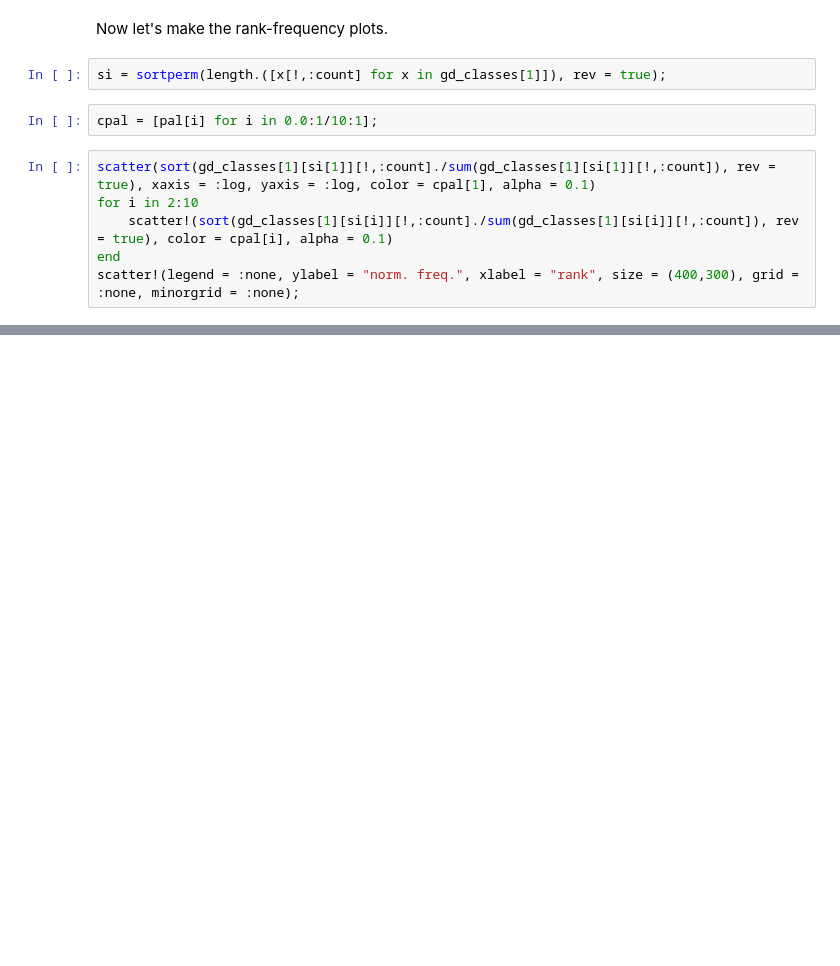
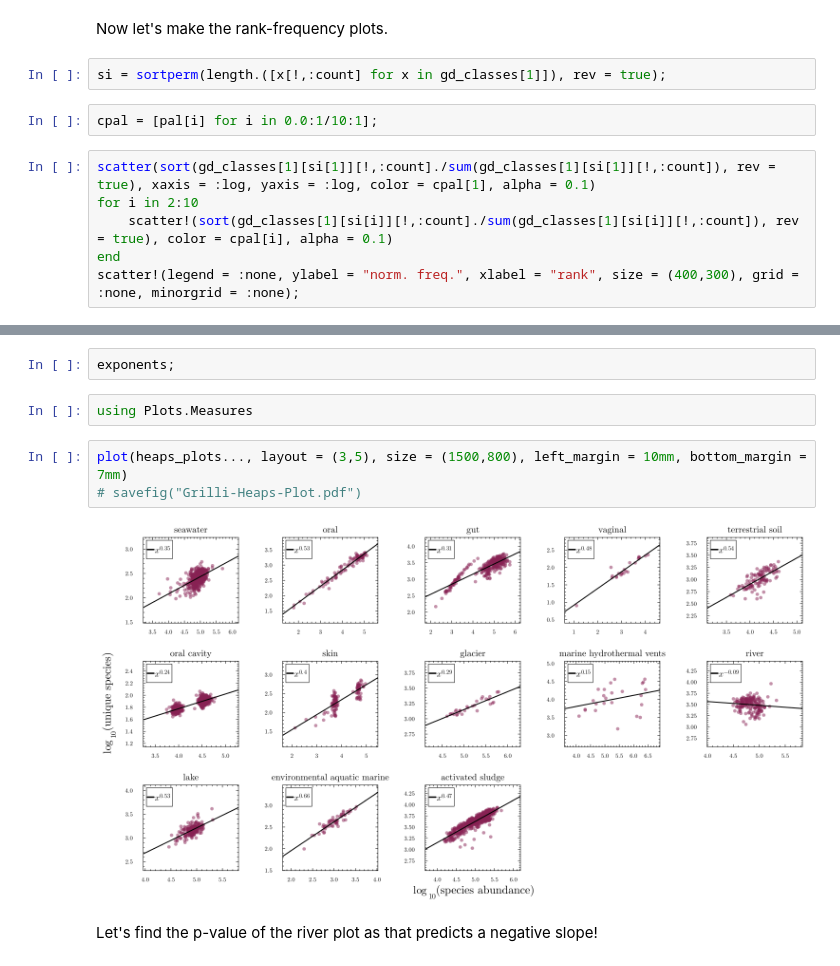
Before and after one commit to jamesholehouse/Ecological-Preferential-Attachment, a Jupyter notebook: Grilli-Heaps-Plots.ipynb, the cells around one changed output, grey strips where cells are left out. Cells and saved outputs as stored; diff of their text form; blank space fills up the shorter version.

```diff
--- a/Grilli-Heaps-Plots.ipynb
+++ b/Grilli-Heaps-Plots.ipynb
@@ -192,0 +191,11 @@ plot(heaps_plots..., layout = (3,5), size = (1500,500), left_margin = 10mm, bott
+# %%
+exponents;
+# %%
+using Plots.Measures
+# %%
+plot(heaps_plots..., layout = (3,5), size = (1500,800), left_margin = 10mm, bottom_margin = 7mm)
+# savefig("Grilli-Heaps-Plot.pdf")
+# %% [output]
+[figure, added]
+# %% [markdown]
+Let's find the p-value of the river plot as that predicts a negative slope!
```
Also changed, not shown: parts of 21 cells of this notebook, 12 other files.
